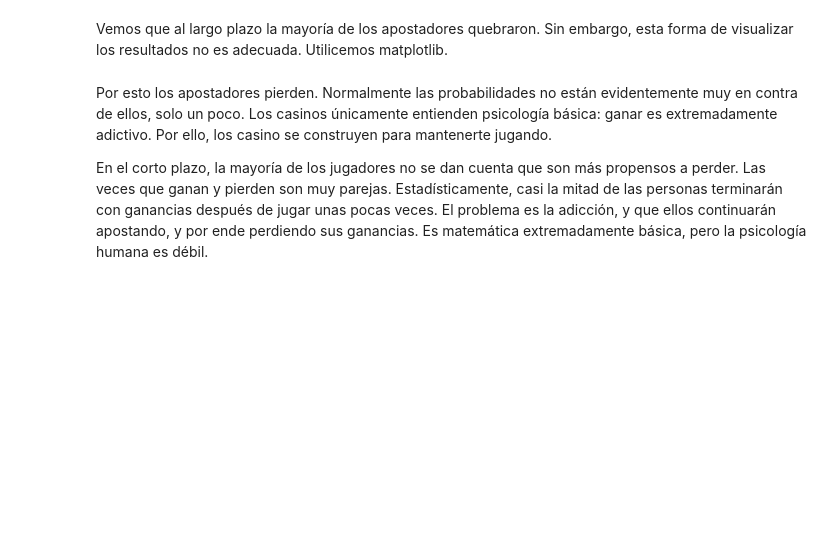
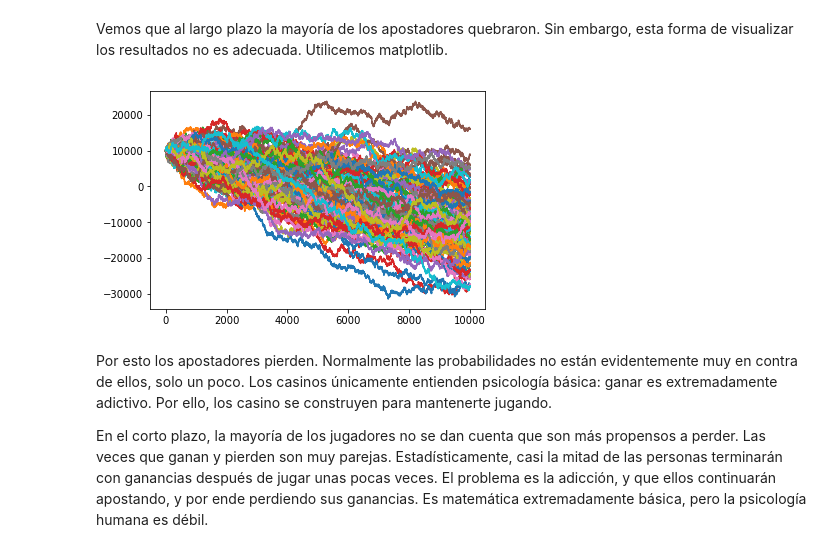
Before and after one commit to luzifi/Simulacion2017, a Jupyter notebook: Modulo2/Clase11_SimulacionMontecarlo.ipynb, the cells around one changed output. Cells and saved outputs as stored; diff of their text form; code cells hidden in the pictures; blank space fills up the shorter version.

```diff
--- a/Modulo2/Clase11_SimulacionMontecarlo.ipynb
+++ b/Modulo2/Clase11_SimulacionMontecarlo.ipynb
@@ -67,5 +170,26 @@ Ahora, necesitamos crear un apostador. Empezaremos con uno extremadamente básic
 En realidad no nos importa tanto como evolucionan estos fondos. Nos importa más cuáles son los fondos al final (al largo plazo). Modificar la función anterior para ver esto.
 # %%
 # Función de apostador que devuelve los fondos al final de apostar una cantidad determinadad de veces
+def apostador(cap_inicial, apuesta, n_apuestas):
+    capital = cap_inicial
+    #ccapital = [cap_inicial]
+
+    for i in range(n_apuestas):
+        if tirar_dado():
+            capital += apuesta
+            #ccapital.append(capital)
+        else:
+            capital -= apuesta
+            #ccapital.append(capital)
+
+        if capital<=0:
+            capital = "Banca rota"
+            return capital
+
+    return capital
 # %%
 # (Montecarlo) Simular varios (100) escenarios en que se apuestan 50, 100, 1000 y 10000 veces. ¿Qué pasa?
+N = 100
+n = 10000
+for i in range(N):
+    print("Capital al final:", apostador(10000, 100, n))
@@ -73,8 +215,29 @@ En realidad no nos importa tanto como evolucionan estos fondos. Nos importa más
 Vemos que al largo plazo la mayoría de los apostadores quebraron. Sin embargo, esta forma de visualizar los resultados no es adecuada. Utilicemos matplotlib.
 # %%
 # Modificar la función para que no devuelva los fondos al final, sino que grafique los fondos a través del tiempo
+def apostador(cap_inicial, apuesta, n_apuestas):
+    capital = cap_inicial
+    ccapital = [cap_inicial]
+
+    for i in range(n_apuestas):
+        if tirar_dado():
+            capital += apuesta
+            ccapital.append(capital)
+        else:
+            capital -= apuesta
+            ccapital.append(capital)
+
+    return ccapital
 # %%
 # (Montecarlo) Simular varios (100) escenarios en que se apuestan 50, 100, 1000 y 10000 veces. ¿Qué pasa?
+N = 100
+n = 10000
+for i in range(N):
+    plt.plot(apostador(10000, 100, n))
+
+plt.show()
+# %% [output]
+[figure, added]
 # %% [markdown]
 Por esto los apostadores pierden. Normalmente las probabilidades no están evidentemente muy en contra de ellos, solo un poco. Los casinos únicamente entienden psicología básica: ganar es extremadamente adictivo. Por ello, los casino se construyen para mantenerte jugando.
 
```
Also changed, not shown: parts of 13 cells of this notebook.
